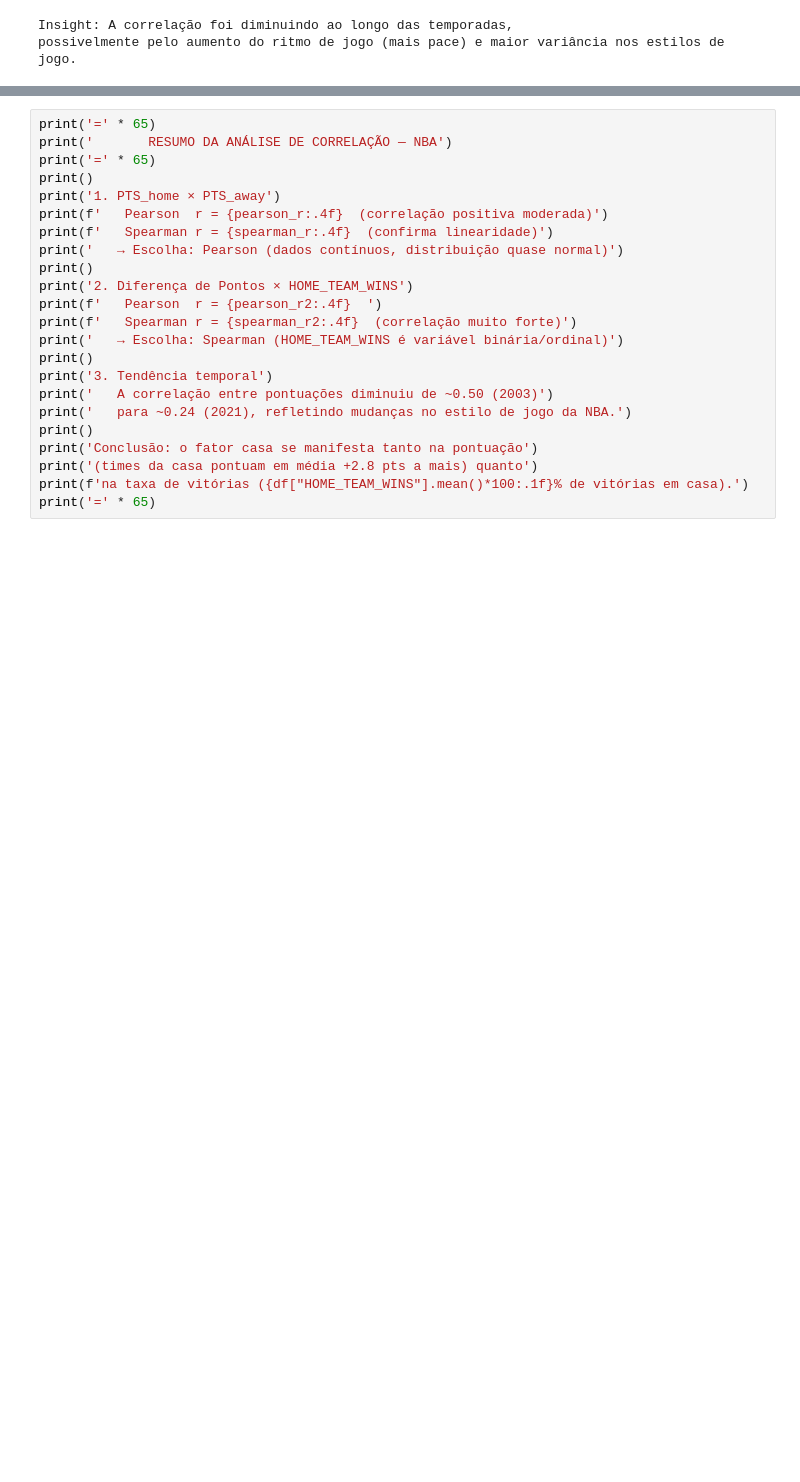
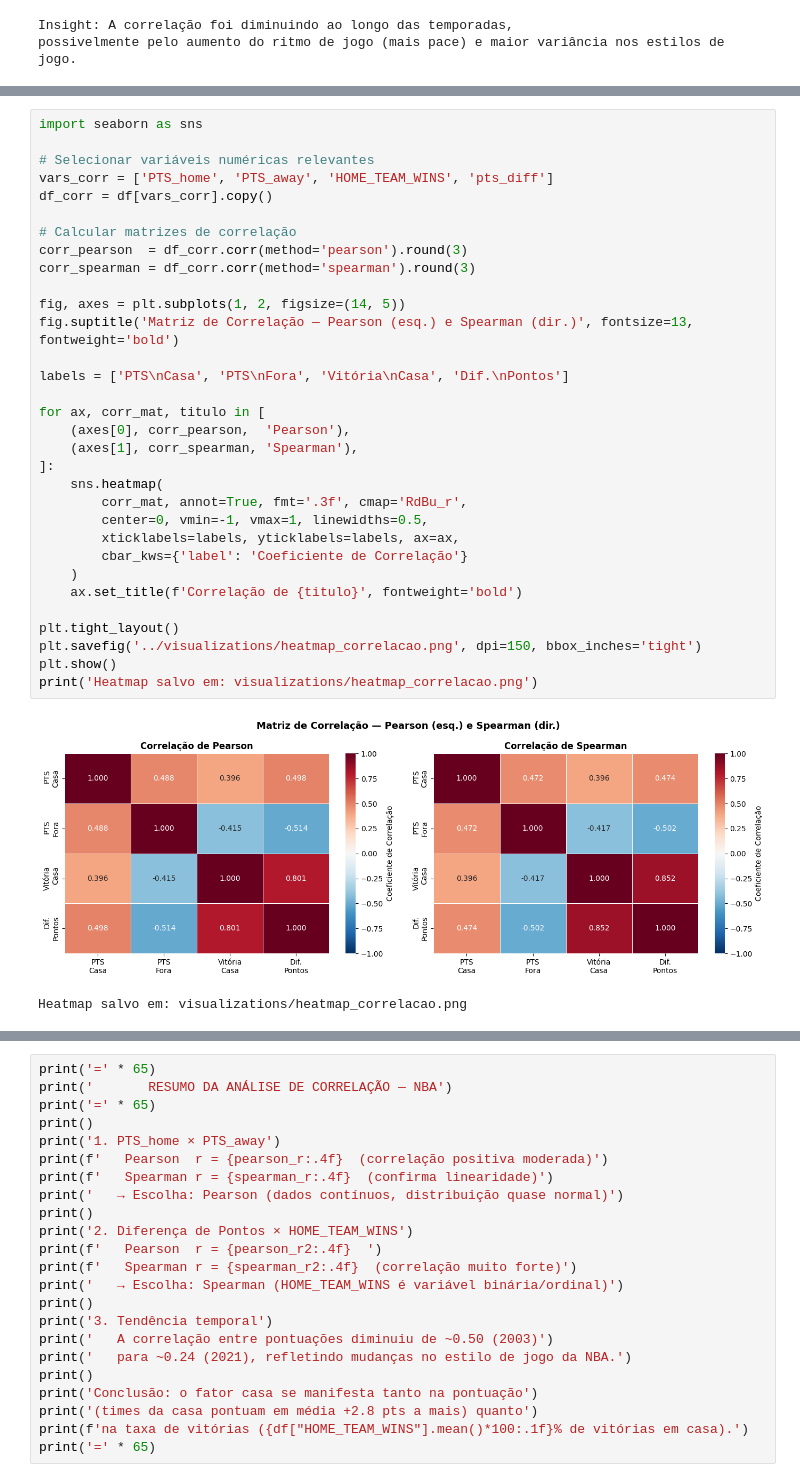
Before and after one commit to PedroFerraz87/ProjetoEstatistica-G10, a Jupyter notebook: notebooks/07_correlation_analysis.ipynb, the cells around one changed output, grey strips where cells are left out. Cells and saved outputs as stored; diff of their text form; blank space fills up the shorter version.

Commit message:
Fix: adiciona Moda, Variância e heatmap de correlação

```diff
--- a/notebooks/07_correlation_analysis.ipynb
+++ b/notebooks/07_correlation_analysis.ipynb
@@ -259,0 +264,35 @@ possivelmente pelo aumento do ritmo de jogo (mais pace) e maior variância nos e
+# %%
+import seaborn as sns
+
+# Selecionar variáveis numéricas relevantes
+vars_corr = ['PTS_home', 'PTS_away', 'HOME_TEAM_WINS', 'pts_diff']
+df_corr = df[vars_corr].copy()
+
+# Calcular matrizes de correlação
+corr_pearson  = df_corr.corr(method='pearson').round(3)
+corr_spearman = df_corr.corr(method='spearman').round(3)
+
+fig, axes = plt.subplots(1, 2, figsize=(14, 5))
+fig.suptitle('Matriz de Correlação — Pearson (esq.) e Spearman (dir.)', fontsize=13, fontweight='bold')
+
+labels = ['PTS\nCasa', 'PTS\nFora', 'Vitória\nCasa', 'Dif.\nPontos']
+
+for ax, corr_mat, titulo in [
+    (axes[0], corr_pearson,  'Pearson'),
+    (axes[1], corr_spearman, 'Spearman'),
+]:
+    sns.heatmap(
+        corr_mat, annot=True, fmt='.3f', cmap='RdBu_r',
+        center=0, vmin=-1, vmax=1, linewidths=0.5,
+        xticklabels=labels, yticklabels=labels, ax=ax,
+        cbar_kws={'label': 'Coeficiente de Correlação'}
+    )
+    ax.set_title(f'Correlação de {titulo}', fontweight='bold')
+
+plt.tight_layout()
+plt.savefig('../visualizations/heatmap_correlacao.png', dpi=150, bbox_inches='tight')
+plt.show()
+print('Heatmap salvo em: visualizations/heatmap_correlacao.png')
+# %% [output]
+[figure, added]
+Heatmap salvo em: visualizations/heatmap_correlacao.png
```
Also changed, not shown: parts of 3 cells of this notebook, 2 other files.
